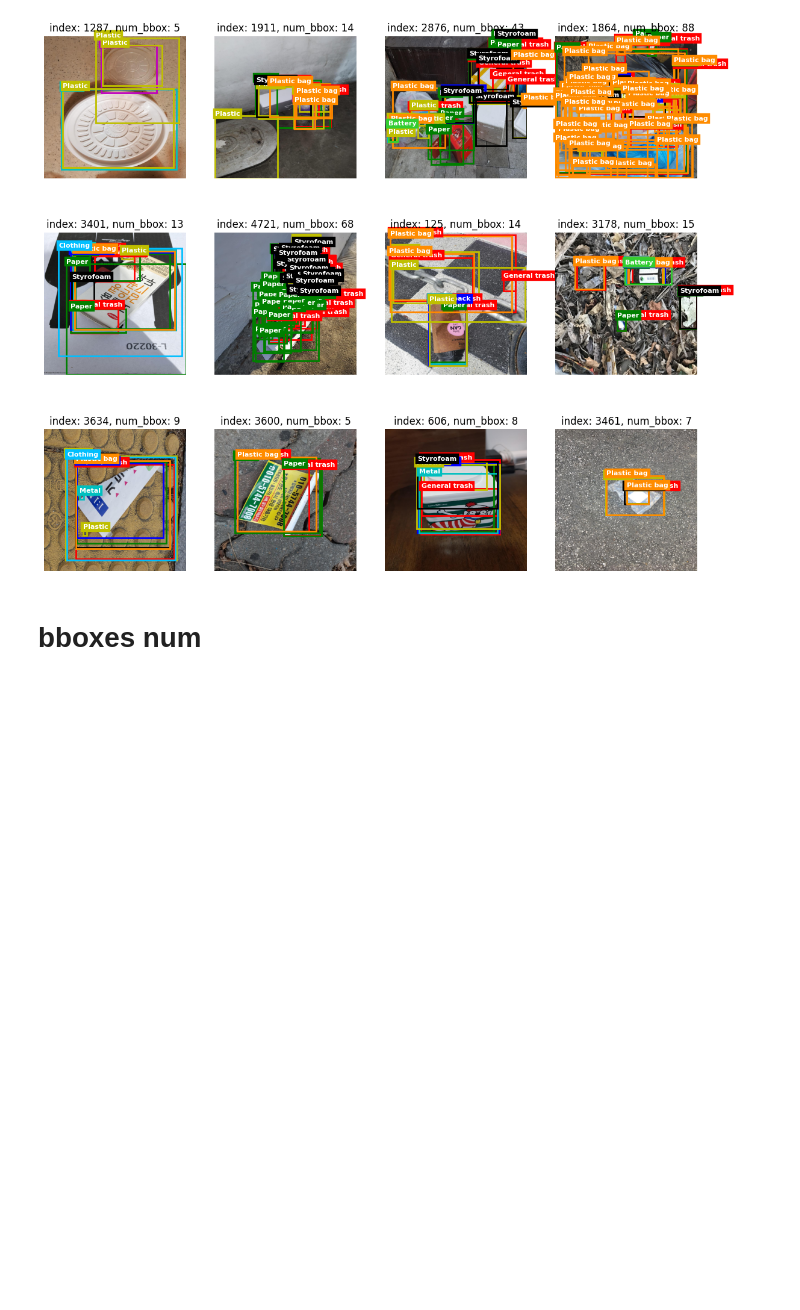
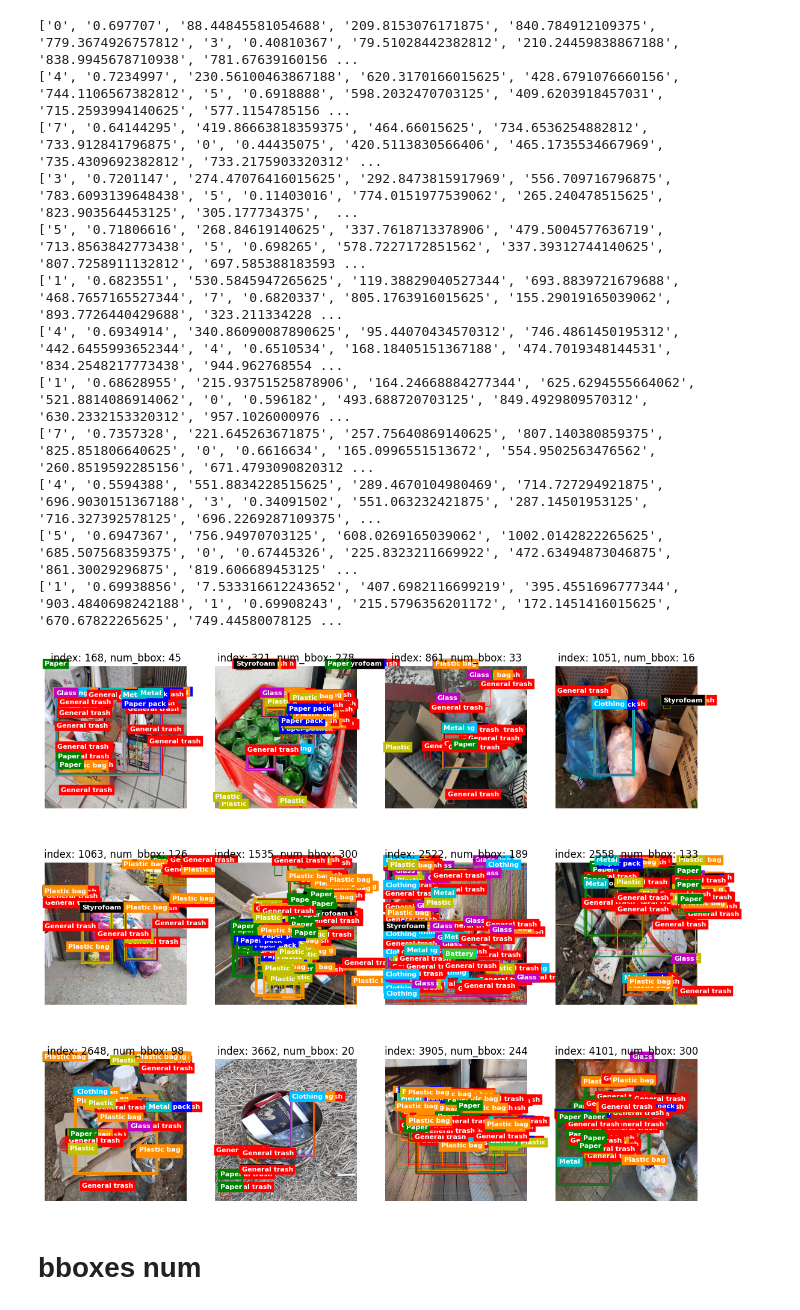
Before and after one commit to boostcampaitech5/level2_objectdetection-cv-11, a Jupyter notebook: eda/error_analysis.ipynb, the cells around one changed output. Saved outputs shown, nothing was run; the diff lists cells and outputs as text; code cells hidden in the pictures; blank space fills up the shorter version.

```diff
--- a/eda/error_analysis.ipynb
+++ b/eda/error_analysis.ipynb
@@ -14,11 +11,13 @@ outlier_list = image_df.file_name.tolist()
 #dataset 파일 경로
 dataset_dir = '/opt/ml/dataset/'
 # train.json 파일 경로
-train_json_path = "/opt/ml/dataset/train.json"
-test_json_path = "/opt/ml/dataset/test.json"
-submission_path = "/opt/ml/eda/example_submission.csv"
-with open(train_json_path, "r") as f:
-    train_data = json.load(f)
+# train_json_path = "/opt/ml/dataset/train.json"
+# test_json_path = "/opt/ml/dataset/test.json"
+# submission_path = "/opt/ml/level2_objectdetection-cv-11/eda/yolo_m+l+iou_0.6+skip_box_thr0.01.csv"
+# submission_path = '/opt/ml/level2_objectdetection-cv-11/eda/yolov8m_submission.csv'
+submission_path = '/opt/ml/level2_objectdetection-cv-11/eda/output (1).csv'
+# with open(train_json_path, "r") as f:
+    # train_data = json.load(f)
 with open(test_json_path, "r") as f:
     test_data = json.load(f)
 
@@ -44,5 +25,5 @@ submission
 # %%
-def grid_image(image, image_id, bbox_list, class_list):
+def grid_image(image, image_id, bbox_list, class_list, confidence_list):
     colors = ["r", "g", "b", "c", "m", "y", "k", "darkorange", "limegreen", "deepskyblue"] # bbox 색상 리스트
     classes_index = ["General trash", "Paper", "Paper pack", "Metal", "Glass","Plastic", "Styrofoam", "Plastic bag", "Battery", "Clothing"]
     fig, axes = plt.subplots(3,4, figsize=(14,12))
@@ -50,20 +31,24 @@ def grid_image(image, image_id, bbox_list, class_list):
     for i in range(len(image)):
         bboxes = bbox_list[i]
         classes = class_list[i]
+        confidences = confidence_list[i]
         axes[i].imshow(image[i])
+
         axes[i].axis("off")
         axes[i].set_title("index: "+ str(image_id[i])+", num_bbox: " + str(len(bbox_list[i])))
-        for _, (bbox, class_id) in enumerate(zip(bboxes, classes)):
+        for _, (bbox, class_id, confidence) in enumerate(zip(bboxes, classes, confidences)):
             x, y, w, h = bbox
             w, h = int(w), int(h)
             class_id = int(class_id)
             # bbox 시각화
-            rect = plt.Rectangle((x, y), w, h, linewidth=2, edgecolor=colors[class_id], facecolor="none")
+            rect = plt.Rectangle((x, y), w, h, linewidth=float(confidence)*5, edgecolor=colors[class_id], facecolor="none")
             axes[i].add_patch(rect)
             # bbox 라벨 시각화
             label = classes_index[class_id]
             # ax.text(x, y-5, label, fontsize=8, color=colors[class_id], fontweight="bold")
             bbox_props = dict(boxstyle="square,pad=0.3", fc=colors[class_id], ec=colors[class_id], lw=0.3)
+            # bbox_props = dict(boxstyle="square,pad=0.3", fc=colors[class_id], ec=colors[class_id], lw=confidences)
+
             # '''
             # fc 속성을 사용하여 글자 배경 색상을 설정하고,
             # ec 속성을 사용하여 상자 테두리 색상을 설정합니다.
@@ -77,38 +106,53 @@ total_bbox=[]
 total_class=[]
 total_image=[]
 total_id=[]
-for image_info in random.sample(test_data["images"], 12):       #test image에서 랜덤하게 12개 샘플링
+total_confidence=[]
+for image_info in test_data["images"]:       #test image에서 랜덤하게 12개 샘플링
     # 이미지 파일 경로
     image_path = image_info["file_name"]
     # 이미지 불러오기
     image = Image.open(dataset_dir+image_path)
     # 해당 이미지에 대한 annotation 정보 추출
     image_id = image_info["id"]
     bbox_list = []
     class_list = []
-
+    confidence_list=[]
     submission_line = (submission["PredictionString"].iloc[image_id]).split()
+    print(submission_line)
     for _ in range(len(submission_line)//6):
         class_list.append(submission_line.pop(0))
-        submission_line.pop(0)
+        confidence_list.append(submission_line.pop(0))
         bbox_list.append(submission_line.pop(0))
         bbox_list.append(submission_line.pop(0))
         bbox_list.append(submission_line.pop(0))
         bbox_list.append(submission_line.pop(0))
     class_list = np.array(class_list).reshape(-1, 1).astype("int")
     bbox_list = np.array(bbox_list).reshape(-1, 4).astype("float")
     bbox_list[:,2]=bbox_list[:,2]-bbox_list[:,0]
     bbox_list[:,3]=bbox_list[:,3]-bbox_list[:,1]
 
     total_image.append(image)
     total_id.append(image_id)
     total_bbox.append(bbox_list)
     total_class.append(class_list)
+    total_confidence.append(confidence_list)
 
 
-grid_image(total_image, total_id, total_bbox, total_class)
+grid_image(total_image, total_id, total_bbox, total_class, total_confidence)
 # %% [output]
+['0', '0.697707', '88.44845581054688', '209.8153076171875', '840.784912109375', '779.3674926757812', '3', '0.40810367', '79.51028442382812', '210.24459838867188', '838.9945678710938', '781.67639160156 ...
+['4', '0.7234997', '230.56100463867188', '620.3170166015625', '428.6791076660156', '744.1106567382812', '5', '0.6918888', '598.2032470703125', '409.6203918457031', '715.2593994140625', '577.1154785156 ...
+['7', '0.64144295', '419.86663818359375', '464.66015625', '734.6536254882812', '733.912841796875', '0', '0.44435075', '420.5113830566406', '465.1735534667969', '735.4309692382812', '733.2175903320312' ...
+['3', '0.7201147', '274.47076416015625', '292.8473815917969', '556.709716796875', '783.6093139648438', '5', '0.11403016', '774.0151977539062', '265.240478515625', '823.903564453125', '305.177734375',  ...
+['5', '0.71806616', '268.84619140625', '337.7618713378906', '479.5004577636719', '713.8563842773438', '5', '0.698265', '578.7227172851562', '337.39312744140625', '807.7258911132812', '697.585388183593 ...
+['1', '0.6823551', '530.5845947265625', '119.38829040527344', '693.8839721679688', '468.7657165527344', '7', '0.6820337', '805.1763916015625', '155.29019165039062', '893.7726440429688', '323.211334228 ...
+['4', '0.6934914', '340.86090087890625', '95.44070434570312', '746.4861450195312', '442.6455993652344', '4', '0.6510534', '168.18405151367188', '474.7019348144531', '834.2548217773438', '944.962768554 ...
+['1', '0.68628955', '215.93751525878906', '164.24668884277344', '625.6294555664062', '521.8814086914062', '0', '0.596182', '493.688720703125', '849.4929809570312', '630.2332153320312', '957.1026000976 ...
+['7', '0.7357328', '221.645263671875', '257.75640869140625', '807.140380859375', '825.851806640625', '0', '0.6616634', '165.0996551513672', '554.9502563476562', '260.8519592285156', '671.4793090820312 ...
+['4', '0.5594388', '551.8834228515625', '289.4670104980469', '714.727294921875', '696.9030151367188', '3', '0.34091502', '551.063232421875', '287.14501953125', '716.327392578125', '696.2269287109375', ...
+['5', '0.6947367', '756.94970703125', '608.0269165039062', '1002.0142822265625', '685.507568359375', '0', '0.67445326', '225.8323211669922', '472.63494873046875', '861.30029296875', '819.606689453125' ...
+['1', '0.69938856', '7.533316612243652', '407.6982116699219', '395.4551696777344', '903.4840698242188', '1', '0.69908243', '215.5796356201172', '172.1451416015625', '670.67822265625', '749.44580078125 ...
-[figure, old version]
+[figure, new version]
 # %% [markdown]
 # bboxes num
 # %%
```
Also changed, not shown: parts of 6 cells of this notebook, 5 other files.
